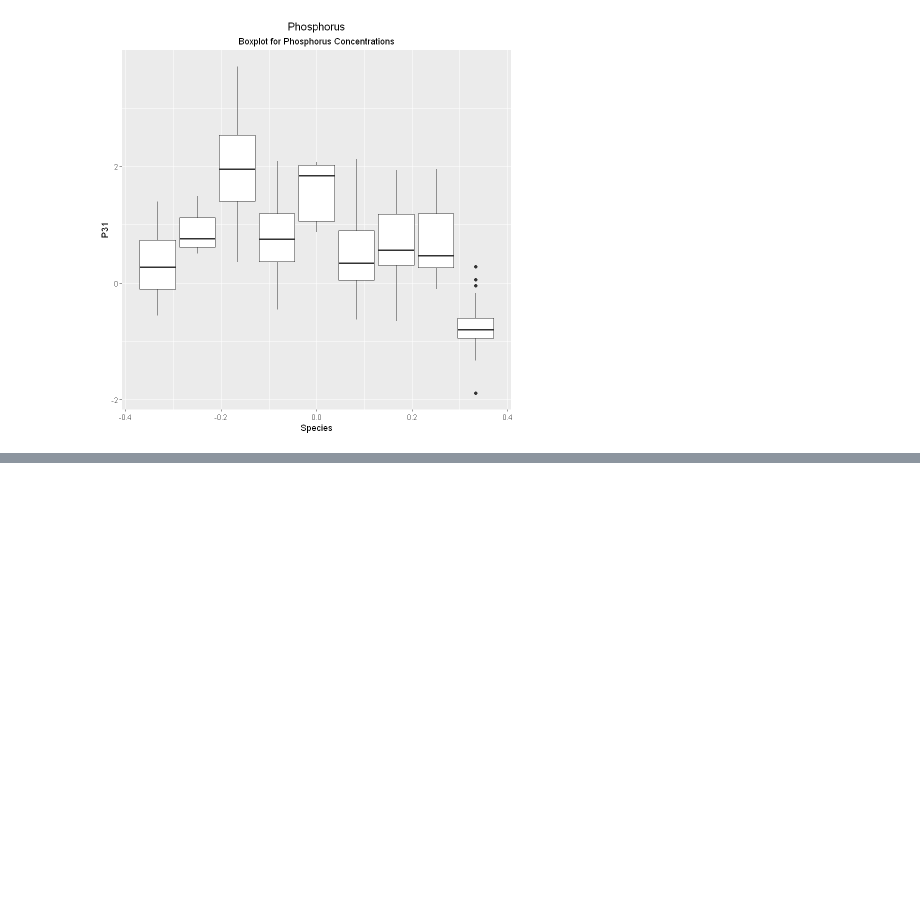
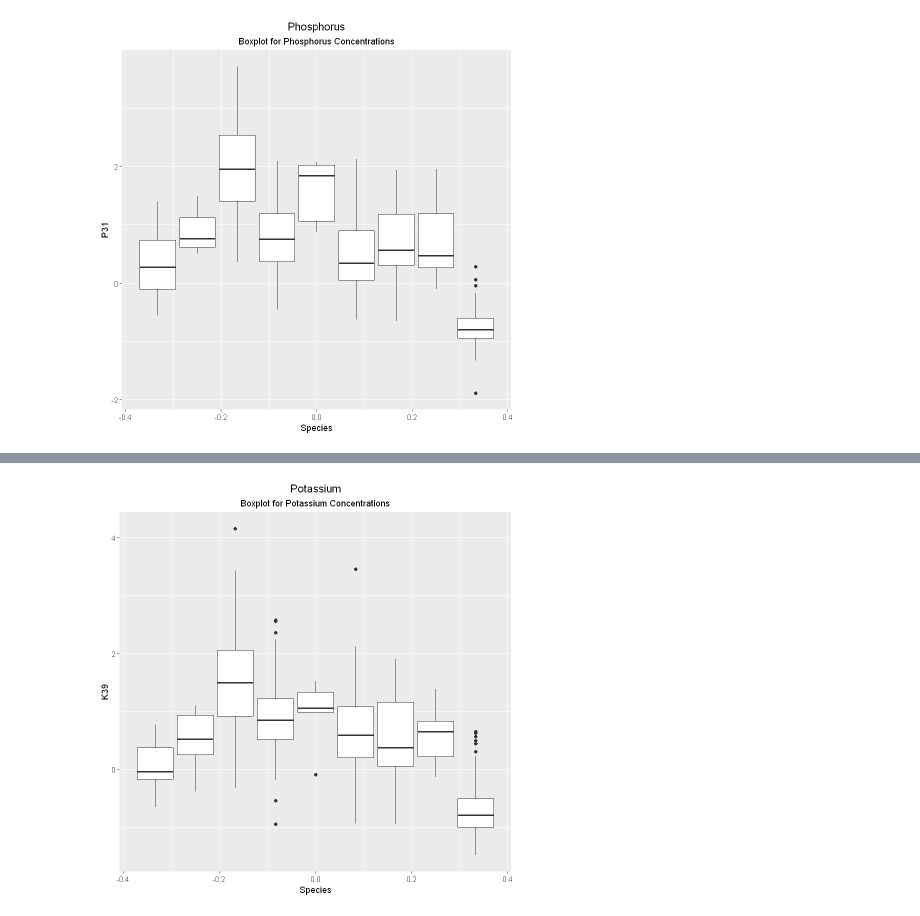
Before and after one commit to Kovacs-Lab/Aim-3, a Jupyter notebook: Ionomics/Boxplots.ipynb, the cells around one changed output, grey strips where cells are left out. Drawn from its saved outputs; the diff is of its cells as text; code cells hidden in the pictures; blank space fills up the shorter version.

```diff
--- a/Ionomics/Boxplots.ipynb
+++ b/Ionomics/Boxplots.ipynb
@@ -135,9 +142,16 @@ sulfur
 # %%
-#potassium <- boxplot(Elements$K39~Elements$Spec_int) # Boxplots of potassium concentraions
-boxplot(Elements$K39~Elements$Spec_int) #potassium
-potassium <- ggplot(Elements, aes(group=Elements$Spec_int, y=Elements$K39)) +
-  geom_boxplot()
+#potassium <- boxplot(K39~Spec_int) # Boxplots of potassium concentraions
+#boxplot(K39~Spec_int) #potassium
+potassium <- ggplot(Elements, aes(group=Spec_int, y=K39)) +
+  geom_boxplot() +
+  labs(
+    title = "Potassium",
+    subtitle = "Boxplot for Potassium Concentrations",
+    x = "Species"
+    )
 potassium
+# %% [output]
+[figure, added]
 # %%
 #calcium <- boxplot(Elements$Ca44~Elements$Spec_int) # Boxplots of calcium concentraions
 boxplot(Elements$Ca44~Elements$Spec_int) #calcium
```
Also changed, not shown: parts of 13 cells of this notebook.
